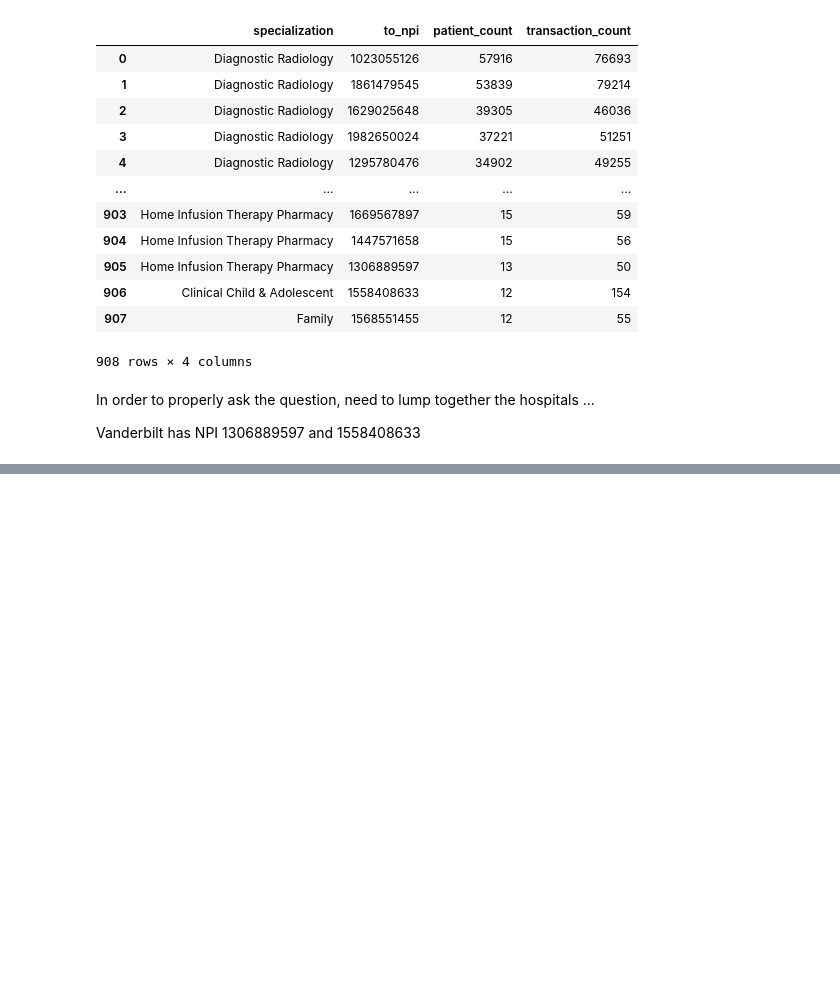
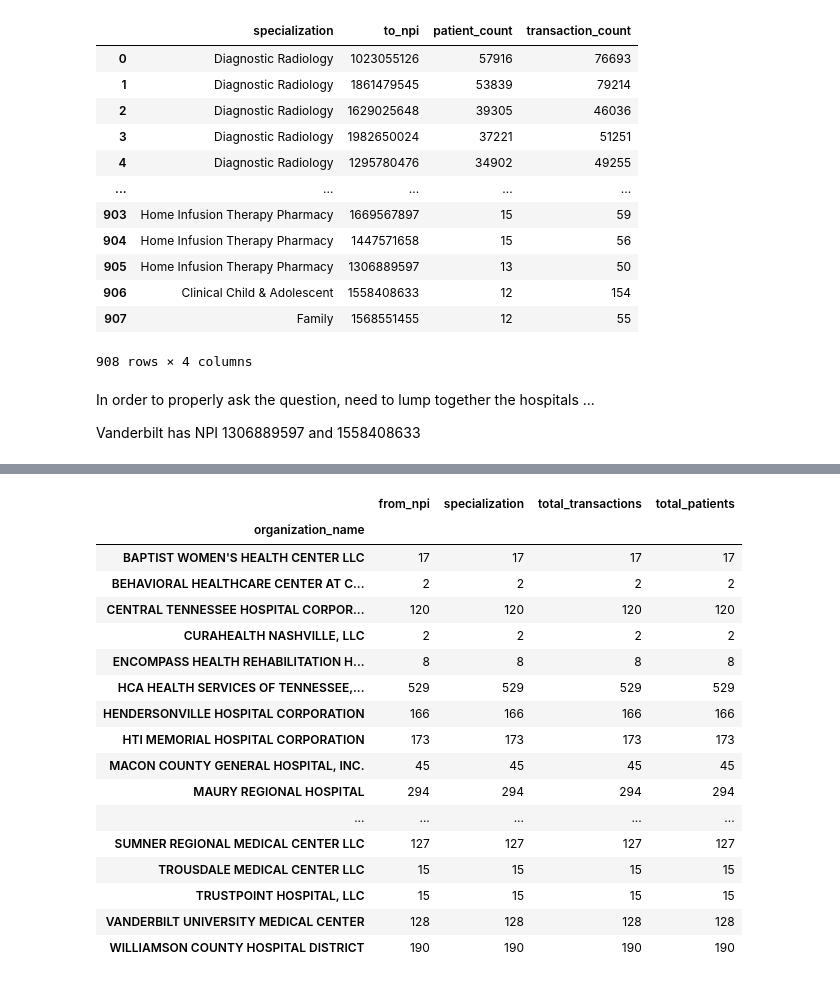
Before and after one commit to tomoumer/hop_team-the-hindenburgs, a Jupyter notebook: notebooks/data_exploration.ipynb, the cells around one changed output, grey strips where cells are left out. Saved outputs shown, nothing was run; the diff lists cells and outputs as text; code cells hidden in the pictures; blank space fills up the shorter version.

```diff
--- a/notebooks/data_exploration.ipynb
+++ b/notebooks/data_exploration.ipynb
@@ -278,0 +281,34 @@ Vanderbilt has NPI 1306889597 and 1558408633
+# %%
+query = '''
+SELECT
+    n1.npi AS from_npi,
+    t1.specialization,
+    n2.organization_name,
+    SUM(hop.transaction_count) AS total_transactions,
+    SUM(hop.patient_count) AS total_patients
+FROM hop_teaming AS hop
+INNER JOIN nnpes n1
+ON hop.from_npi = n1.npi
+INNER JOIN nnpes n2
+ON hop.to_npi = n2.npi
+INNER JOIN nucc_taxonomy as t1
+ON n1.primary_taxonomy = t1.code
+INNER JOIN nucc_taxonomy as t2
+ON n2.primary_taxonomy = t2.code
+INNER JOIN zip_cbsa as zip
+ON n2.address_postal_code = zip.zip
+WHERE n1.entity_type_code = 1
+    AND n2.address_state_name = 'TN'
+    AND n2.entity_type_code = 2
+    AND t1.specialization <> 'None'
+    AND t2.classification LIKE '%Hospital'
+    AND zip.cbsa = 34980
+    AND zip.res_ratio >= 0.5
+GROUP BY n1.npi, t1.specialization, n2.organization_name
+ORDER BY total_patients DESC;
+'''
+
+with sqlite3.connect('../data/hop_teaming_database.sqlite') as db:
+    testing_query = pd.read_sql(query, db)
+
+testing_query
@@ -278,0 +329,21 @@ Vanderbilt has NPI 1306889597 and 1558408633
+# %%
+testing_query.groupby('organization_name').count()
+# %% [output]
+|  | from_npi | specialization | total_transactions | total_patients |
+| organization_name |  |  |  |  |
+| BAPTIST WOMEN'S HEALTH CENTER LLC | 17 | 17 | 17 | 17 |
+| BEHAVIORAL HEALTHCARE CENTER AT C... | 2 | 2 | 2 | 2 |
+| CENTRAL TENNESSEE HOSPITAL CORPOR... | 120 | 120 | 120 | 120 |
+| CURAHEALTH NASHVILLE, LLC | 2 | 2 | 2 | 2 |
+| ENCOMPASS HEALTH REHABILITATION H... | 8 | 8 | 8 | 8 |
+| HCA HEALTH SERVICES OF TENNESSEE,... | 529 | 529 | 529 | 529 |
+| HENDERSONVILLE HOSPITAL CORPORATION | 166 | 166 | 166 | 166 |
+| HTI MEMORIAL HOSPITAL CORPORATION | 173 | 173 | 173 | 173 |
+| MACON COUNTY GENERAL HOSPITAL, INC. | 45 | 45 | 45 | 45 |
+| MAURY REGIONAL HOSPITAL | 294 | 294 | 294 | 294 |
+| ... | ... | ... | ... | ... |
+| SUMNER REGIONAL MEDICAL CENTER LLC | 127 | 127 | 127 | 127 |
+| TROUSDALE MEDICAL CENTER LLC | 15 | 15 | 15 | 15 |
+| TRUSTPOINT HOSPITAL, LLC | 15 | 15 | 15 | 15 |
+| VANDERBILT UNIVERSITY MEDICAL CENTER | 128 | 128 | 128 | 128 |
+| WILLIAMSON COUNTY HOSPITAL DISTRICT | 190 | 190 | 190 | 190 |
```
Also changed, not shown: parts of 3 cells of this notebook.
